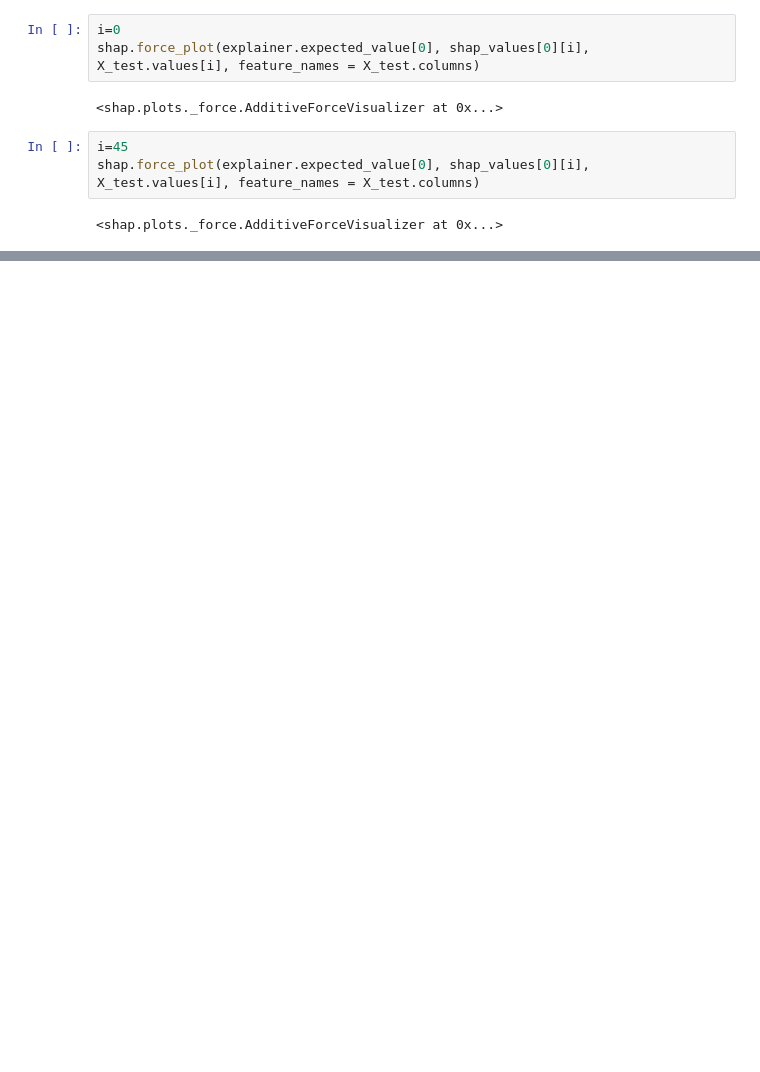
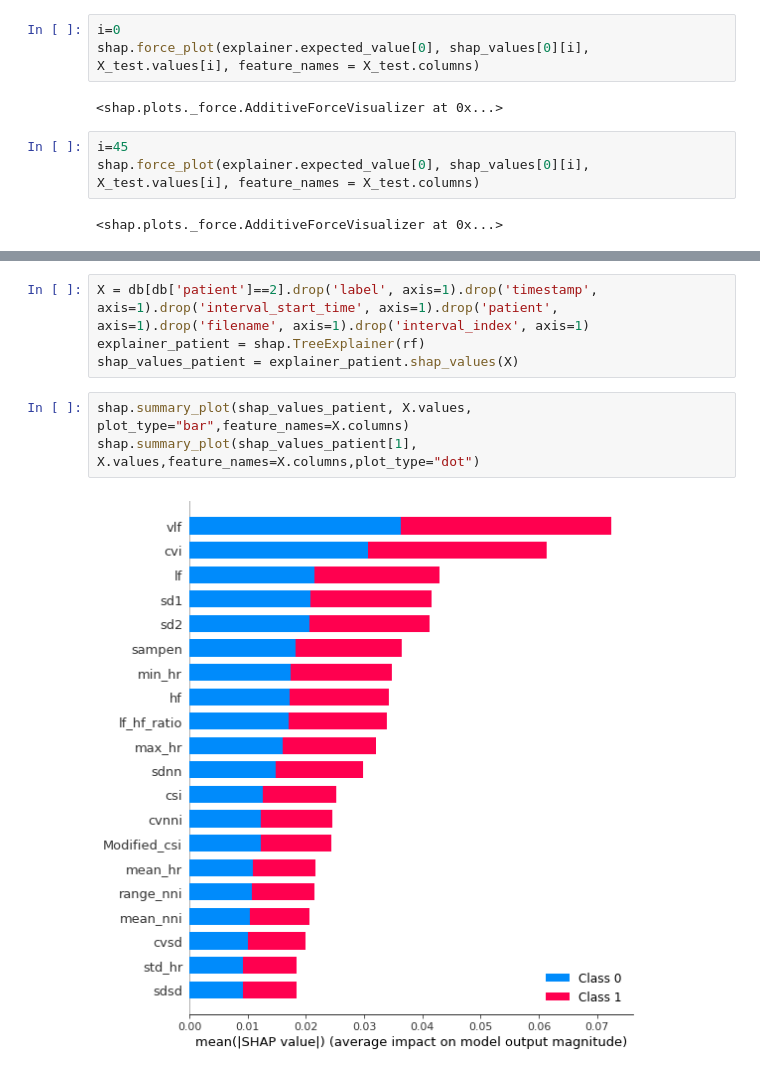
Before and after one commit to adcollin/LIME_SHAP, a Jupyter notebook: essai_SHAP.ipynb, the cells around one changed output, grey strips where cells are left out. Drawn from its saved outputs; the diff is of its cells as text; blank space fills up the shorter version.

```diff
--- a/essai_SHAP.ipynb
+++ b/essai_SHAP.ipynb
@@ -119,0 +128,9 @@ shap.waterfall_plot(shap.Explanation(values=shap_values[0][row],
+# %%
+X = db[db['patient']==2].drop('label', axis=1).drop('timestamp', axis=1).drop('interval_start_time', axis=1).drop('patient', axis=1).drop('filename', axis=1).drop('interval_index', axis=1)
+explainer_patient = shap.TreeExplainer(rf)
+shap_values_patient = explainer_patient.shap_values(X)
+# %%
+shap.summary_plot(shap_values_patient, X.values, plot_type="bar",feature_names=X.columns)
+shap.summary_plot(shap_values_patient[1], X.values,feature_names=X.columns,plot_type="dot")
+# %% [output]
+[figure, added]
```
Also changed, not shown: parts of 14 cells of this notebook.
